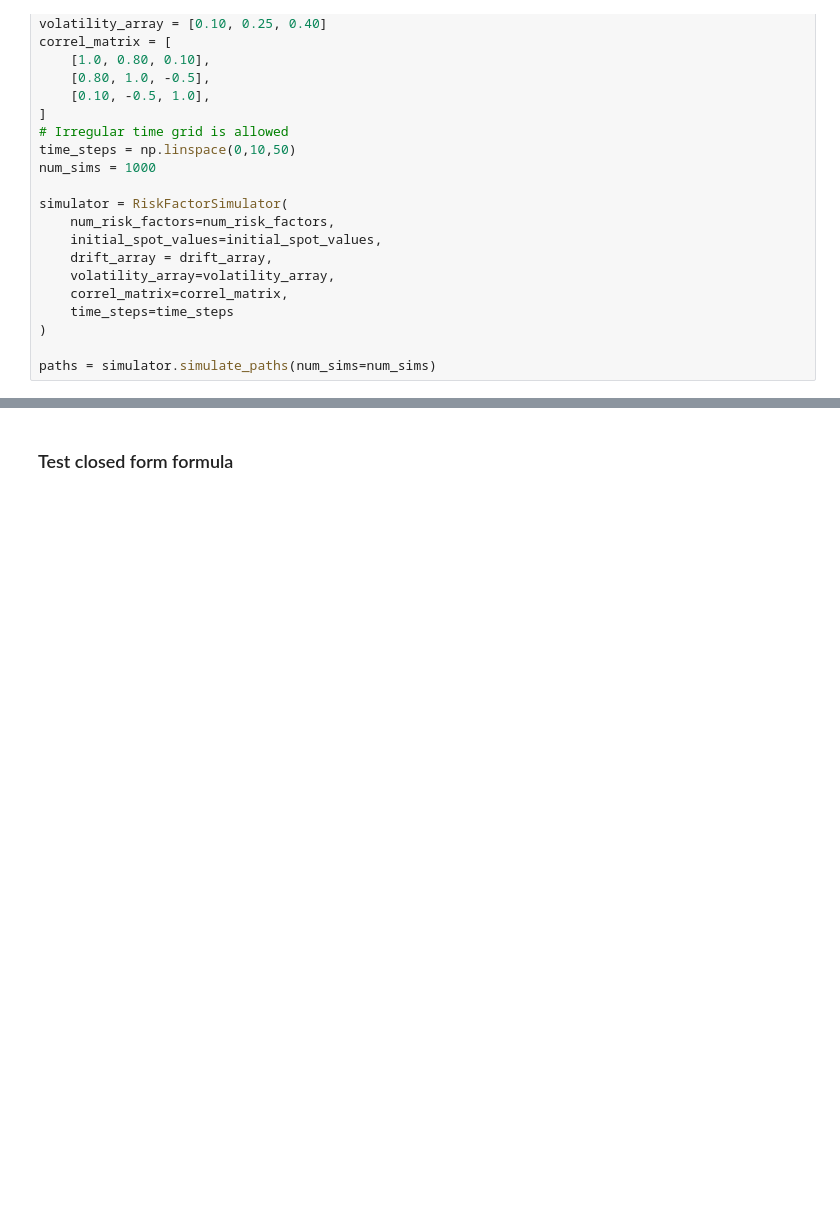
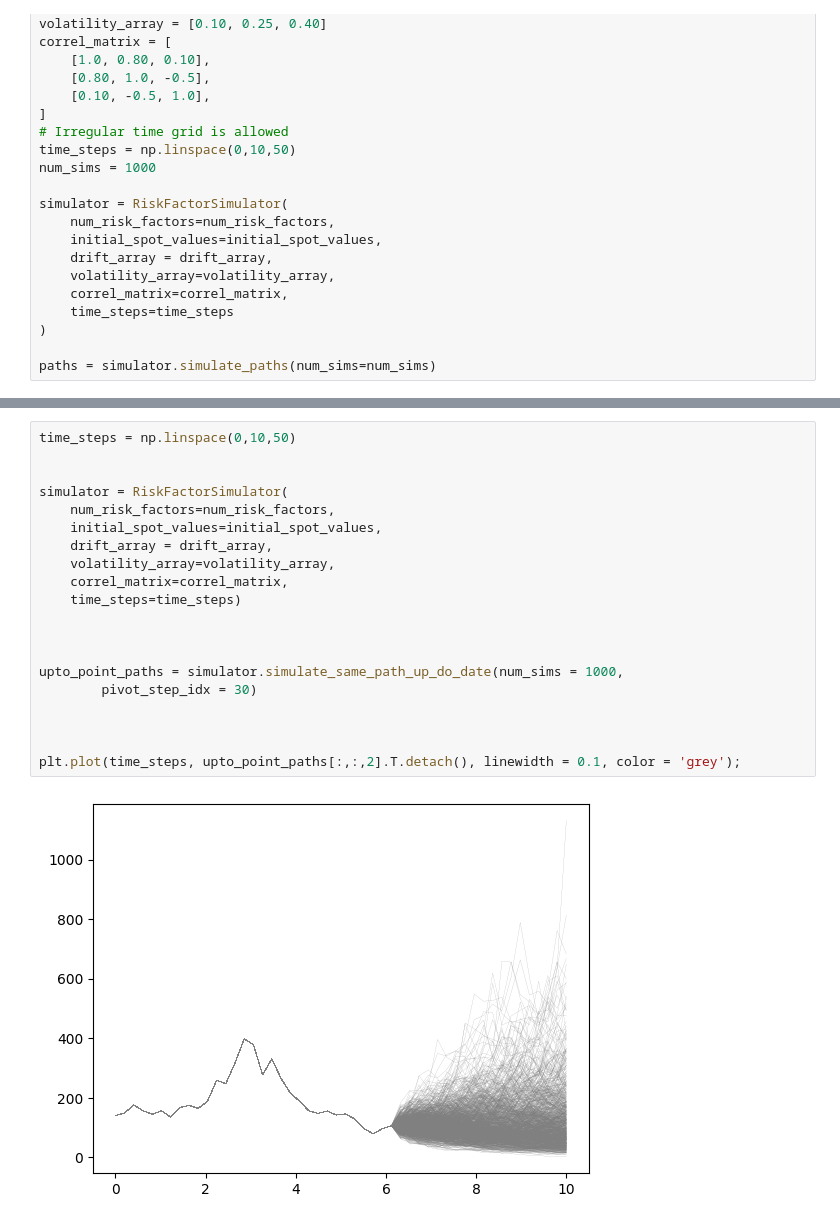
Before and after one commit to Lolillosky/PHD_CVA, a Jupyter notebook: NOTEBOOKS/PaperNotebooks/PaperResults.ipynb, the cells around one changed output, grey strips where cells are left out. Drawn from its saved outputs; the diff is of its cells as text; blank space fills up the shorter version.

```diff
--- a/NOTEBOOKS/PaperNotebooks/PaperResults.ipynb
+++ b/NOTEBOOKS/PaperNotebooks/PaperResults.ipynb
@@ -153,2 +149,22 @@ Correl matrix at time step [ 7.5 - 10.0 ]:
-# %% [markdown]
-### Test closed form formula
+# %%
+time_steps = np.linspace(0,10,50)
+
+
+simulator = RiskFactorSimulator(
+    num_risk_factors=num_risk_factors,
+    initial_spot_values=initial_spot_values,
+    drift_array = drift_array,
+    volatility_array=volatility_array,
+    correl_matrix=correl_matrix,
+    time_steps=time_steps)
+
+
+
+upto_point_paths = simulator.simulate_same_path_up_do_date(num_sims = 1000,
+        pivot_step_idx = 30)
+
+
+
+plt.plot(time_steps, upto_point_paths[:,:,2].T.detach(), linewidth = 0.1, color = 'grey');
+# %% [output]
+[figure, added]
```
Also changed, not shown: parts of 28 cells of this notebook, 2 other files.
